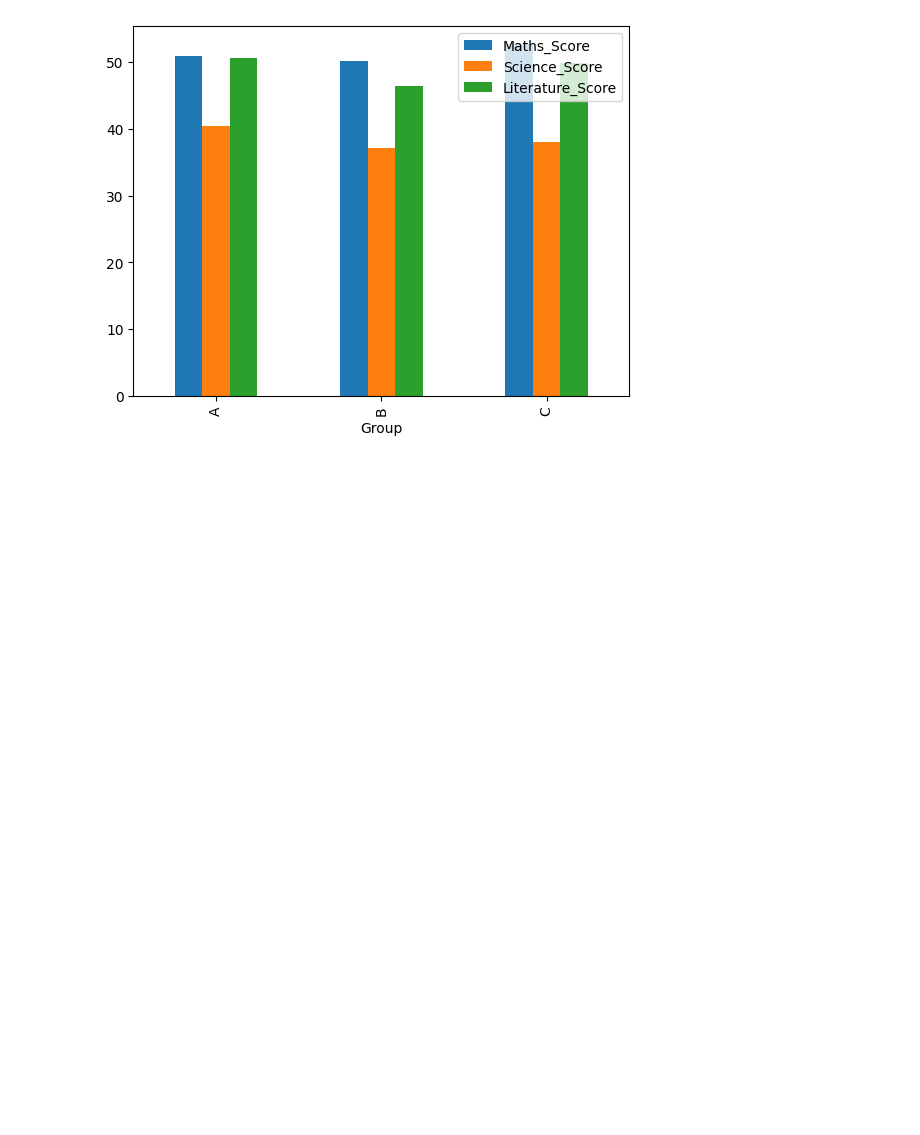
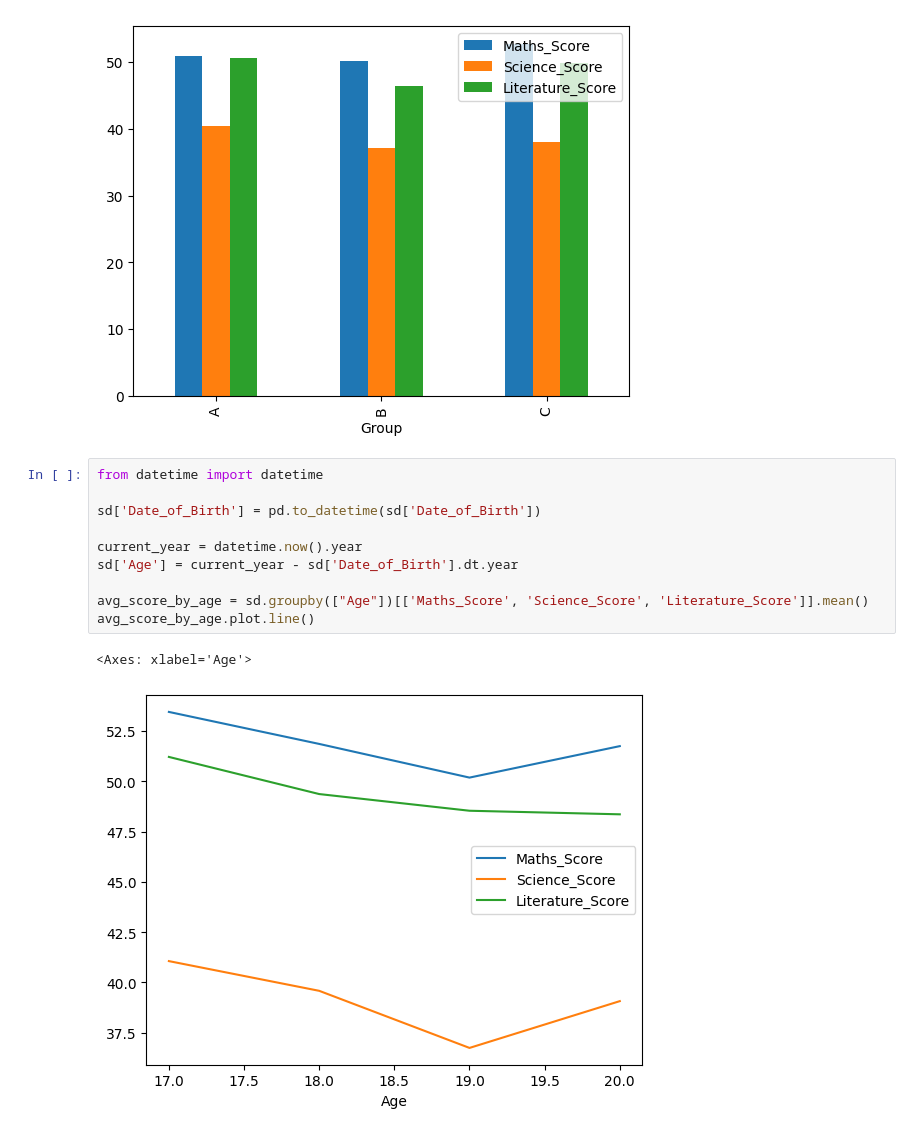
Before and after one commit to ZiolesXy/DataAnalytic, a Jupyter notebook: Visualisasi_Grafik.ipynb, the cells around one changed output. Cells and saved outputs as stored; diff of their text form; blank space fills up the shorter version.

```diff
--- a/Visualisasi_Grafik.ipynb
+++ b/Visualisasi_Grafik.ipynb
@@ -23,3 +28,16 @@ AVG.plot.bar(x="Group", y=["Maths_Score", "Science_Score", "Literature_Score"])
 # %% [output]
 <Axes: xlabel='Group'>
 [figure]
+# %%
+from datetime import datetime
+
+sd['Date_of_Birth'] = pd.to_datetime(sd['Date_of_Birth'])
+
+current_year = datetime.now().year
+sd['Age'] = current_year - sd['Date_of_Birth'].dt.year
+
+avg_score_by_age = sd.groupby(["Age"])[['Maths_Score', 'Science_Score', 'Literature_Score']].mean()
+avg_score_by_age.plot.line()
+# %% [output]
+<Axes: xlabel='Age'>
+[figure, added]
```
Also changed, not shown: parts of 4 cells of this notebook.
